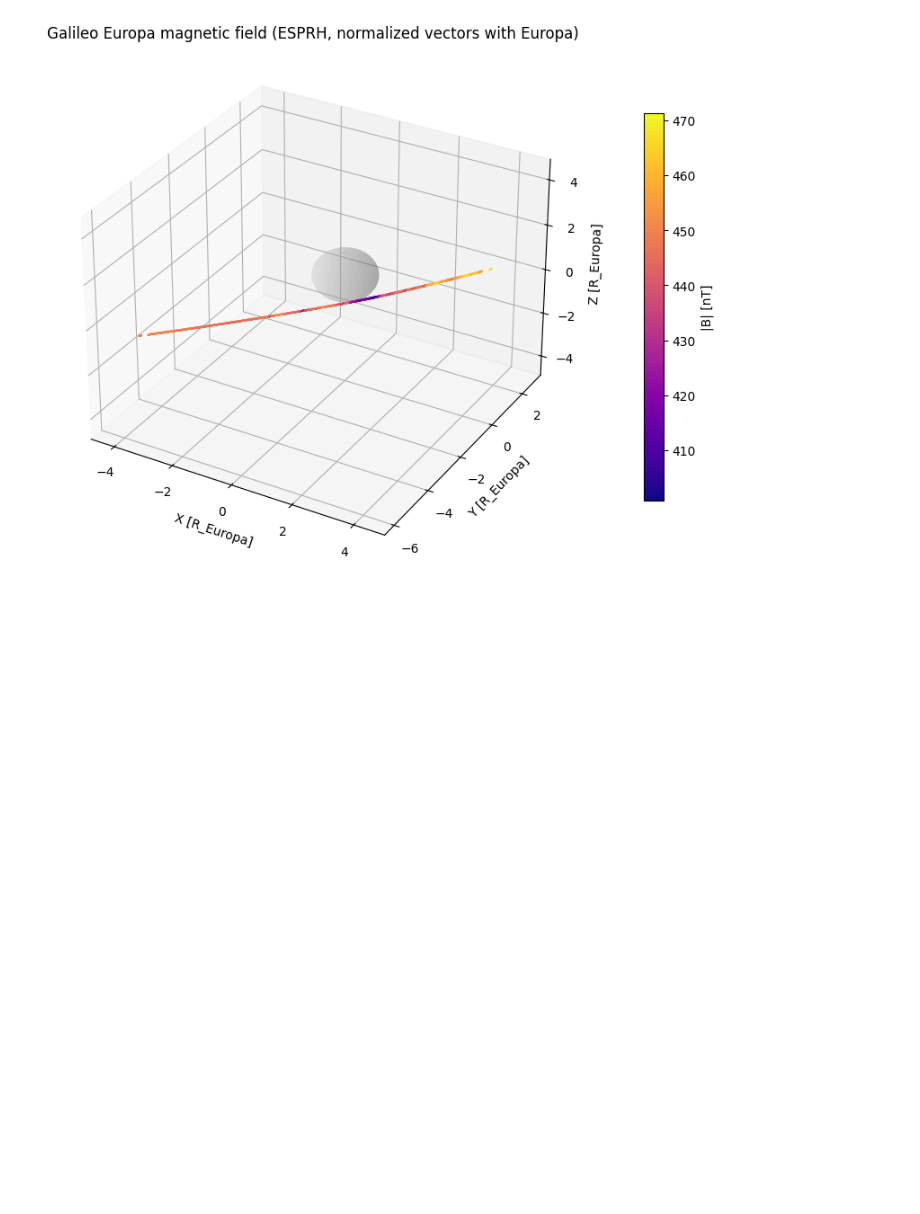
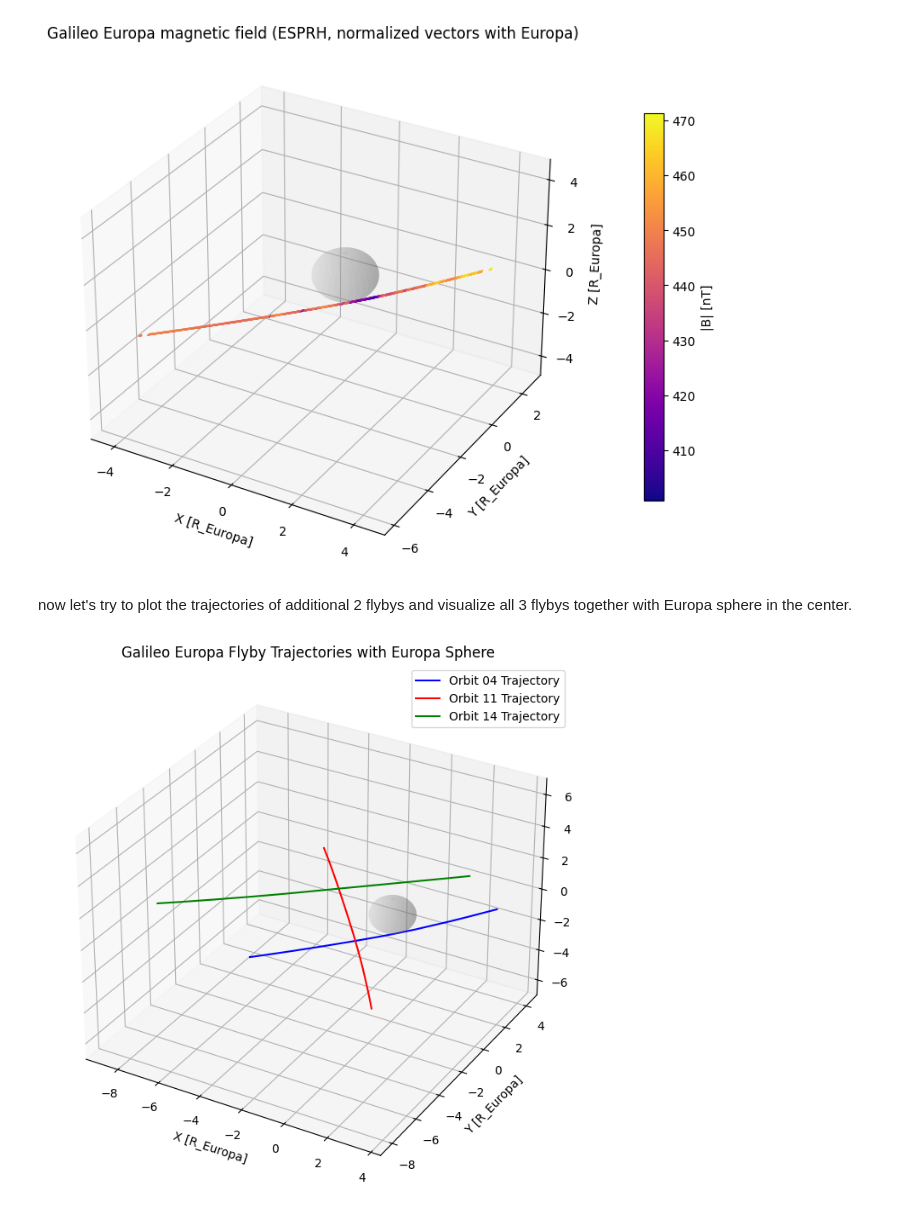
Before and after one commit to Forma-Damian/PINN_Application_for_Galileo_Europa_Data, a Jupyter notebook: europinn.ipynb, the cells around one changed output. Cells and saved outputs as stored; diff of their text form; code cells hidden in the pictures; blank space fills up the shorter version.

Commit message:
Add visualization of other 2 orbits

```diff
--- a/europinn.ipynb
+++ b/europinn.ipynb
@@ -236,3 +236,78 @@ ax.set_zlim3d([center[2]-radius, center[2]+radius])
 plt.show()
 # %% [output]
 [figure]
+# %% [markdown]
+now let's try to plot the trajectories of additional 2 flybys and visualize all 3 flybys together with Europa sphere in the center.
+# %%
+import pandas as pd
+import numpy as np
+import matplotlib.pyplot as plt
+
+# now let's try to plot the trajectories of additional 2 flybys and visualize all 3 flybys together with Europa sphere in the center.
+
+df = pd.read_csv("data/ORB04_EUR_ESPRH.csv", parse_dates=["SPACECRAFT EVENT TIME"])
+df2 = pd.read_csv("data/ORB11_EUR_ESPRH.csv", parse_dates=["SPACECRAFT EVENT TIME"])
+df3 = pd.read_csv("data/ORB14_EUR_ESPRH.csv", parse_dates=["SPACECRAFT EVENT TIME"])
+
+
+stride = max(len(df) // 2000, 1)
+d = df.iloc[::stride].copy()
+stride2 = max(len(df2) // 2000, 1)
+d2 = df2.iloc[::stride2].copy()
+stride3 = max(len(df3) // 2000, 1)
+d3 = df3.iloc[::stride3].copy()
+
+# Spherical -> Cartesian positions for flyby 1
+theta = np.deg2rad(90.0 - d["LATITUDE"].to_numpy())
+phi = np.deg2rad(d["LONGITUDE"].to_numpy())
+r = d["RANGE"].to_numpy()
+x1 = r * np.sin(theta) * np.cos(phi)
+y1 = r * np.sin(theta) * np.sin(phi)
+z1 = r * np.cos(theta)
+
+# Spherical -> Cartesian positions for flyby 2
+theta2 = np.deg2rad(90.0 - d2["LATITUDE"].to_numpy())
+phi2 = np.deg2rad(d2["LONGITUDE"].to_numpy())
+r2 = d2["RANGE"].to_numpy()
+x2 = r2 * np.sin(theta2) * np.cos(phi2)
+y2 = r2 * np.sin(theta2) * np.sin(phi2)
+z2 = r2 * np.cos(theta2)
+
+# Spherical -> Cartesian positions for flyby 3
+theta3 = np.deg2rad(90.0 - d3["LATITUDE"].to_numpy())
+phi3 = np.deg2rad(d3["LONGITUDE"].to_numpy())
+r3 = d3["RANGE"].to_numpy()
+x3 = r3 * np.sin(theta3) * np.cos(phi3)
+y3 = r3 * np.sin(theta3) * np.sin(phi3)
+z3 = r3 * np.cos(theta3)
+
+fig = plt.figure(figsize=(10, 8))
+ax = fig.add_subplot(projection="3d")
+
+# Europa sphere (radius = 1 R_Europa)
+u = np.linspace(0, 2*np.pi, 60)
+v = np.linspace(0, np.pi, 30)
+xs = np.outer(np.cos(u), np.sin(v))
+ys = np.outer(np.sin(u), np.sin(v))
+zs = np.outer(np.ones_like(u), np.cos(v))
+ax.plot_surface(xs, ys, zs, color="lightgray", alpha=0.25, linewidth=0, zorder=0)
+
+ax.plot3D(x1, y1, z1, color='blue', label='Orbit 04 Trajectory')
+ax.plot3D(x2, y2, z2, color='red', label='Orbit 11 Trajectory')
+ax.plot3D(x3, y3, z3, color='green', label='Orbit 14 Trajectory')
+ax.set_xlabel("X [R_Europa]")
+ax.set_ylabel("Y [R_Europa]")
+ax.set_zlabel("Z [R_Europa]")
+ax.set_title("Galileo Europa Flyby Trajectories with Europa Sphere")
+ax.legend()
+
+# Equal-ish aspect
+lims = np.array([ax.get_xlim3d(), ax.get_ylim3d(), ax.get_zlim3d()])
+center = lims.mean(axis=1)
+radius = (lims[:,1] - lims[:,0]).max() / 2
+ax.set_xlim3d([center[0]-radius, center[0]+radius])
+ax.set_ylim3d([center[1]-radius, center[1]+radius])
+ax.set_zlim3d([center[2]-radius, center[2]+radius])
+plt.show()
+# %% [output]
+[figure, added]
```
Also changed, not shown: parts of 1 cell of this notebook, 3 other files.
